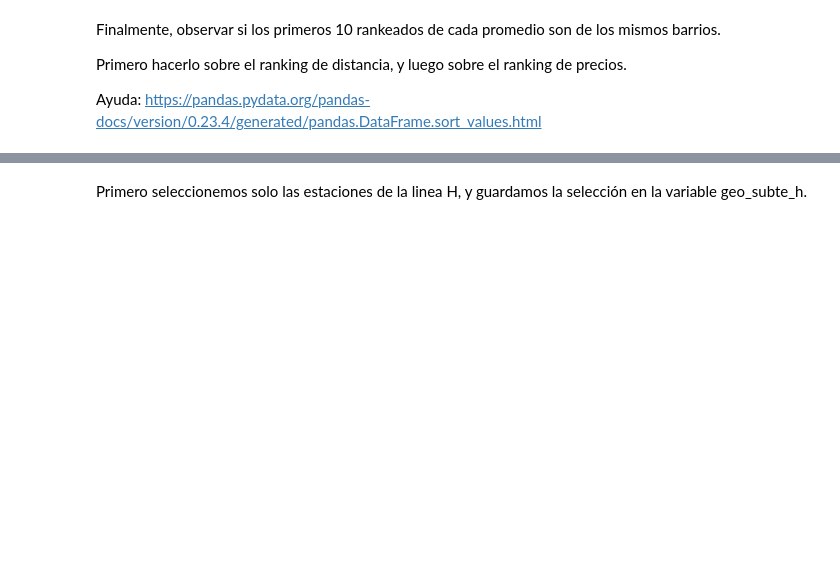
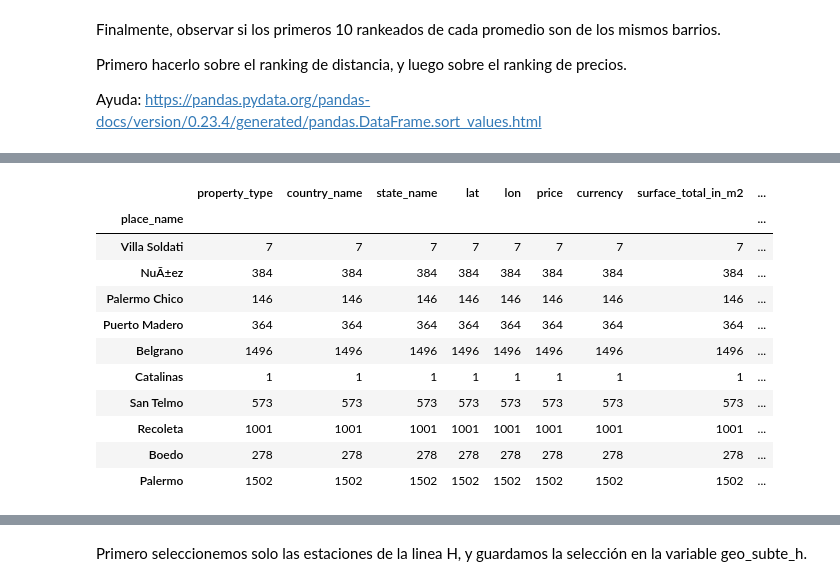
Before and after one commit to pablocimato/DS_Course, a Jupyter notebook: clase_07/dsad_2021/M1/CLASE_07_GeoPandas/Notebooks/7_desafio.ipynb, the cells around one changed output, grey strips where cells are left out. Cells and saved outputs as stored; diff of their text form; code cells hidden in the pictures; blank space fills up the shorter version.

```diff
--- a/clase_07/dsad_2021/M1/CLASE_07_GeoPandas/Notebooks/7_desafio.ipynb
+++ b/clase_07/dsad_2021/M1/CLASE_07_GeoPandas/Notebooks/7_desafio.ipynb
@@ -219,5 +404,19 @@ Ayuda: https://pandas.pydata.org/pandas-docs/version/0.23.4/generated/pandas.Dat
 # %%
 # 10 primeros rankeados por precio
+geo_prop_group.sort_values("rank_precio").head(10)
+# %% [output]
+|  | property_type | country_name | state_name | lat | lon | price | currency | surface_total_in_m2 | ... |
+| place_name |  |  |  |  |  |  |  |  | ... |
+| Villa Soldati | 7 | 7 | 7 | 7 | 7 | 7 | 7 | 7 | ... |
+| NuÃ±ez | 384 | 384 | 384 | 384 | 384 | 384 | 384 | 384 | ... |
+| Palermo Chico | 146 | 146 | 146 | 146 | 146 | 146 | 146 | 146 | ... |
+| Puerto Madero | 364 | 364 | 364 | 364 | 364 | 364 | 364 | 364 | ... |
+| Belgrano | 1496 | 1496 | 1496 | 1496 | 1496 | 1496 | 1496 | 1496 | ... |
+| Catalinas | 1 | 1 | 1 | 1 | 1 | 1 | 1 | 1 | ... |
+| San Telmo | 573 | 573 | 573 | 573 | 573 | 573 | 573 | 573 | ... |
+| Recoleta | 1001 | 1001 | 1001 | 1001 | 1001 | 1001 | 1001 | 1001 | ... |
+| Boedo | 278 | 278 | 278 | 278 | 278 | 278 | 278 | 278 | ... |
+| Palermo | 1502 | 1502 | 1502 | 1502 | 1502 | 1502 | 1502 | 1502 | ... |
 # %% [markdown]
 ### Parte 4 - Línea que una a las estaciones de subte
 
```
Also changed, not shown: parts of 37 cells of this notebook, 43 other files.
